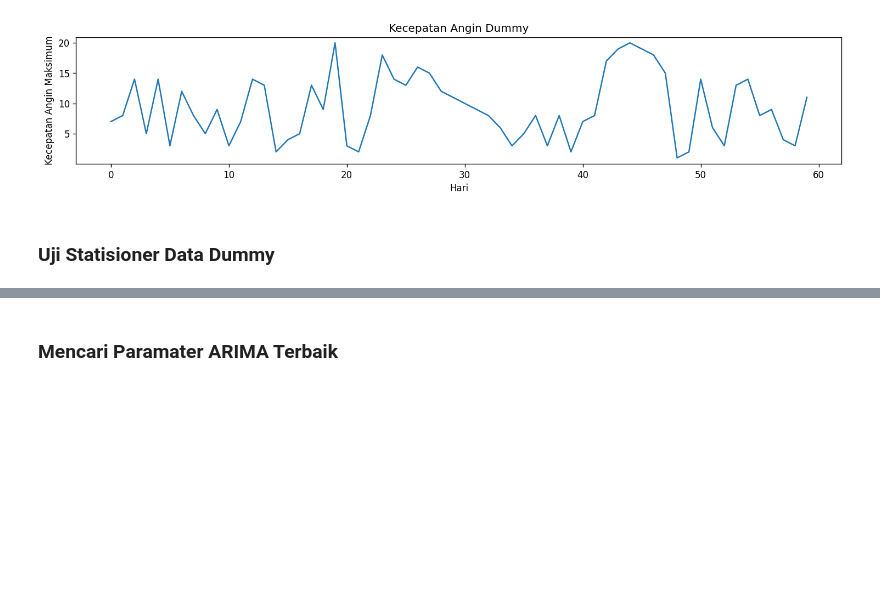
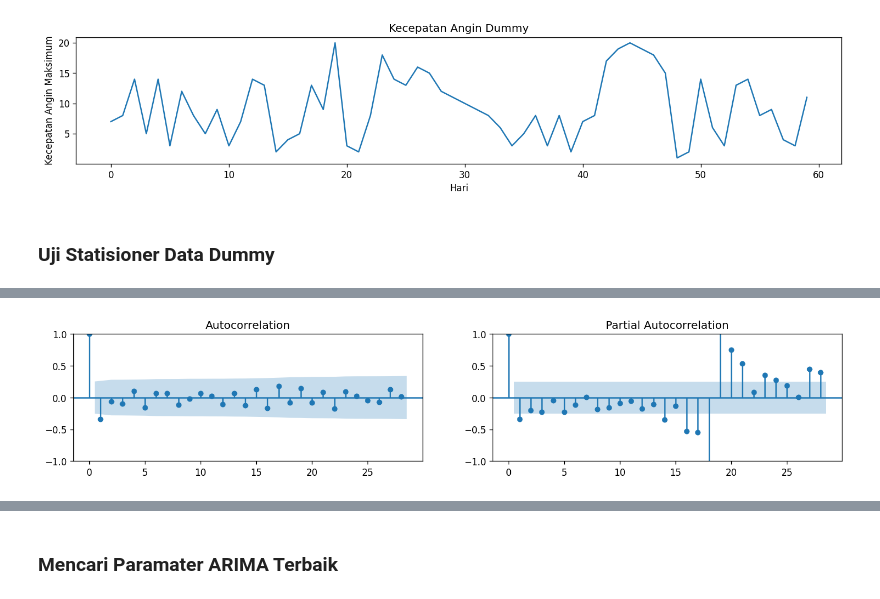
Before and after one commit to shamankares/prediksi-kecepatan-angin-TPI-ARIMA, a Jupyter notebook: Prediksi Kecepatan Angin Maksimal Tanjungpinang.ipynb, the cells around one changed output, grey strips where cells are left out. Cells and saved outputs as stored; diff of their text form; code cells hidden in the pictures; blank space fills up the shorter version.

```diff
--- a/Prediksi Kecepatan Angin Maksimal Tanjungpinang.ipynb
+++ b/Prediksi Kecepatan Angin Maksimal Tanjungpinang.ipynb
@@ -90,0 +131,11 @@ plt.show()
+# %%
+plt.rcParams.update({'figure.figsize':(15,2.5), 'figure.dpi':120})
+
+fig, axes = plt.subplots(1, 2, sharex=True)
+
+plot_acf(dummy_kec_angin_orde_1, ax=axes[0], lags=28)
+plot_pacf(dummy_kec_angin_orde_1, ax=axes[1], lags=28)
+
+plt.show()
+# %% [output]
+[figure, added]
```
Also changed, not shown: parts of 24 cells of this notebook.
